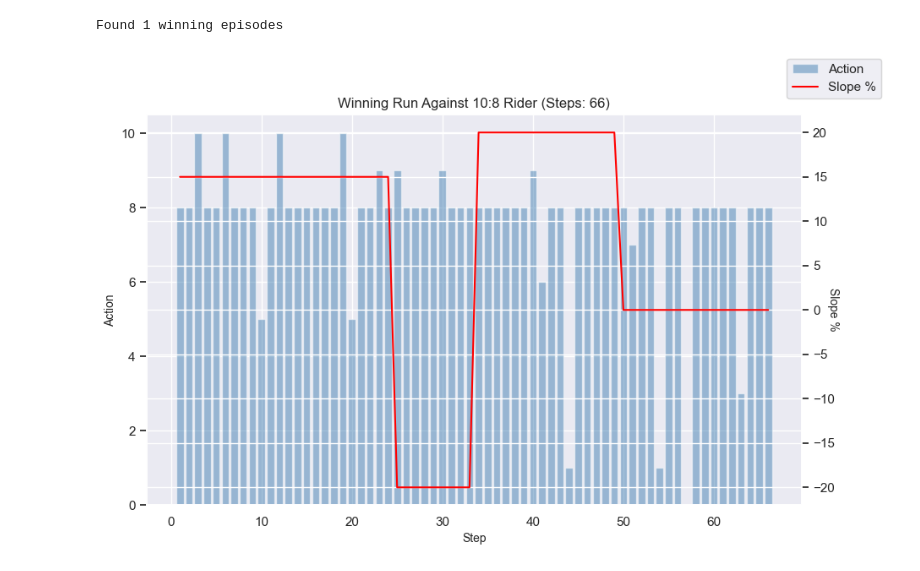
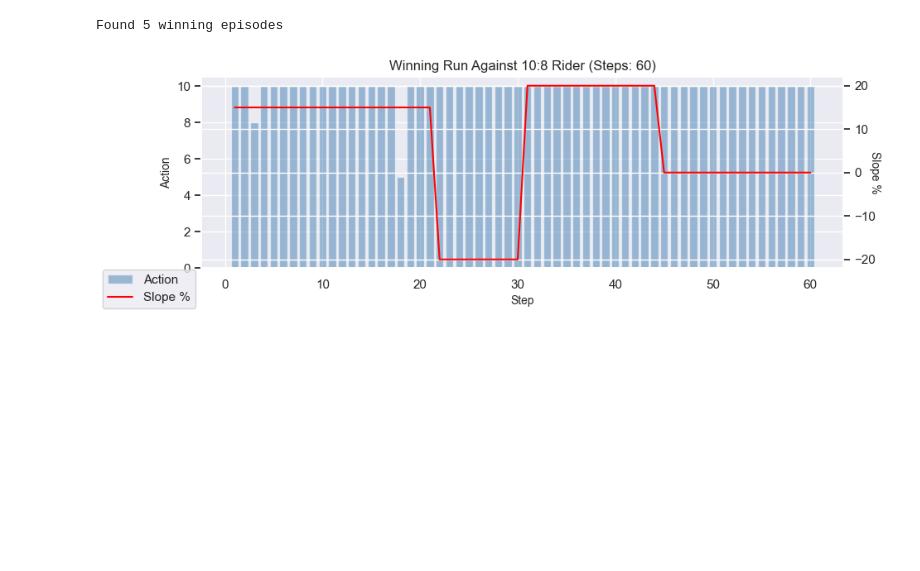
Before and after one commit to Bryce-Davidson/bike-simulation-RL-agent, a Jupyter notebook: plots/DDQN_actions.ipynb, the cells around one changed output. Drawn from its saved outputs; the diff is of its cells as text; code cells hidden in the pictures; blank space fills up the shorter version.

```diff
--- a/plots/DDQN_actions.ipynb
+++ b/plots/DDQN_actions.ipynb
@@ -29,7 +29,7 @@ Using model ADDQN-400m-testCourse-09-12-2023_17:26
 terminal = actions.groupby("episode").last()
 
 winning_episodes = terminal[
-    (terminal["step"] <= 66) &
+    (terminal["step"] < 61) &
     ( terminal['percent_complete'] == 1.0)
     ]
 
@@ -38,39 +38,37 @@ print(f"Found {len(winning_episodes)} winning episodes")
 # Get these episodes from the actions dataframe
 winning_runs = actions[actions["episode"].isin(winning_episodes.index)]
 # %% [output]
-Found 1 winning episodes
+Found 5 winning episodes
 # %%
 # Get the winning run with the least number of steps
 winning_run = winning_runs[winning_runs["episode"] == winning_episodes["step"].idxmin()].copy()
-# Derive the elevation column
-winning_run['elevation'] = (winning_run['gradient'] * winning_run['step']).cumsum()
 
 # Set the style to a seaborn theme
 sns.set_theme()
 
 # Create a new figure with a specified size
-fig, ax1 = plt.subplots(figsize=(10, 6))
+fig, ax1 = plt.subplots(figsize=(10, 3))
 
 # Plot the first bar chart (action vs. step) with blue color and 50% opacity
 ax1.bar(winning_run["step"], winning_run["action"], color='steelblue', alpha=0.5, label='Action')
 ax1.set_ylabel('Action', fontsize=10)
 
 # Create a second y-axis that shares the same x-axis
 ax2 = ax1.twinx()
 
 # Overlay the elevation on the bar chart using a line plot
 ax2.plot(winning_run["step"], winning_run["gradient"], color='red', label='Slope %')
 ax2.set_ylabel('Slope %', fontsize=10, rotation=270,)
 
 # Add labels and title
 ax1.set_xlabel('Step', fontsize=10)
 # Show the number of steps in the title
 plt.title(f'Winning Run Against 10:8 Rider (Steps: {len(winning_run)})', fontsize=12)
 
 # Add a legend to distinguish the bars
-fig.legend(loc="upper right")
+fig.legend(loc="lower left")
 
 # Show the plot
 plt.show()
 # %% [output]
-[figure, old version]
+[figure, new version]
```
Also changed, not shown: parts of 1 cell of this notebook, 12 other files.
